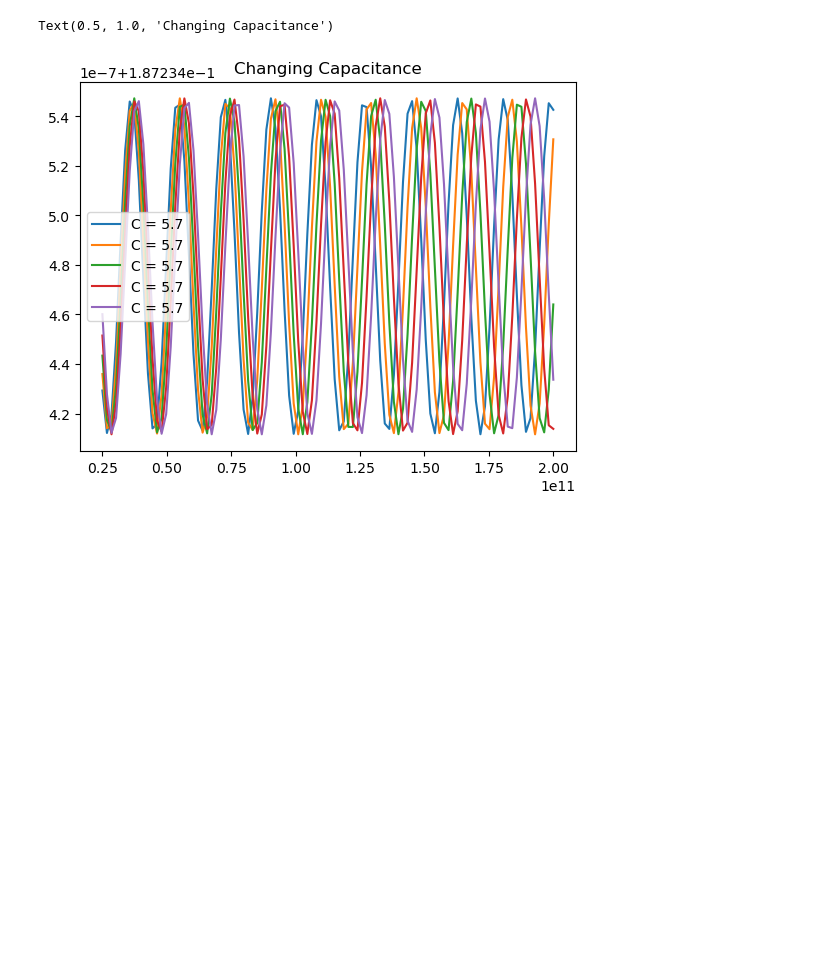
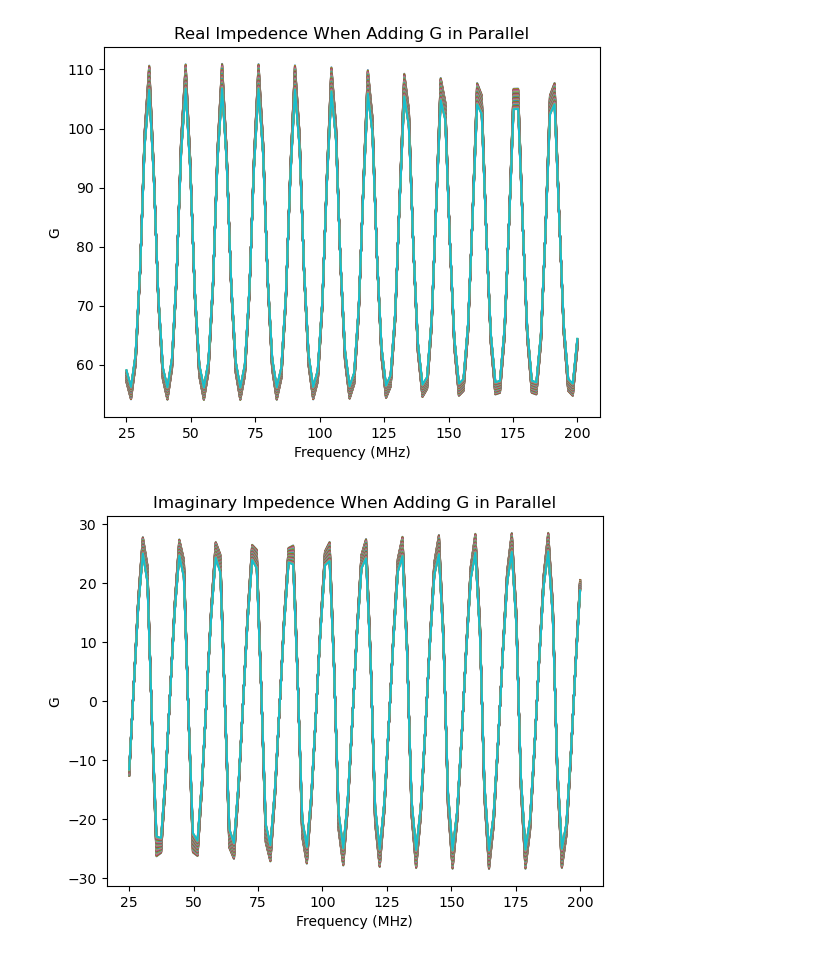
Before and after one commit to GarimaPrabhakar/bert-practice, a Jupyter notebook: tryingstuff/Untitled.ipynb, the cells around one changed output. Drawn from its saved outputs; the diff is of its cells as text; code cells hidden in the pictures; blank space fills up the shorter version.

```diff
--- a/tryingstuff/Untitled.ipynb
+++ b/tryingstuff/Untitled.ipynb
@@ -29,7 +29,10 @@ def reset():
     G = o*np.pi/(s/d)
     L = u0*ur/(np.pi*(s/d))
     R = 1.66*K*np.sqrt(f)*10e-7/d
-    dC = 0.1
-    dR = 5
+    dC = 1e-9
+    dR = 50
     dL = 0.2
-    dG = 0.5
+    dG = 0.0001
+
+reset()
+print(G)
@@ -132,11 +164,5 @@ plt.show()
 # %%
-for i in range(5):
-    dC += 0.0000000001
-    plt.plot(freq, z(C+dC, G+dG, R+dR, L+dL), label=f"C = {round(C+dC, 1)}")
-
-#plt.plot(freq, z(0, 0, 0, 0), label="r")
-plt.legend()
-plt.title("Changing Capacitance")
+plots(which_var="G", numiter=50)
 # %% [output]
-Text(0.5, 1.0, 'Changing Capacitance')
-[figure, old version]
+[figure, new version]
+[figure, added]
```
Also changed, not shown: parts of 5 cells of this notebook.
